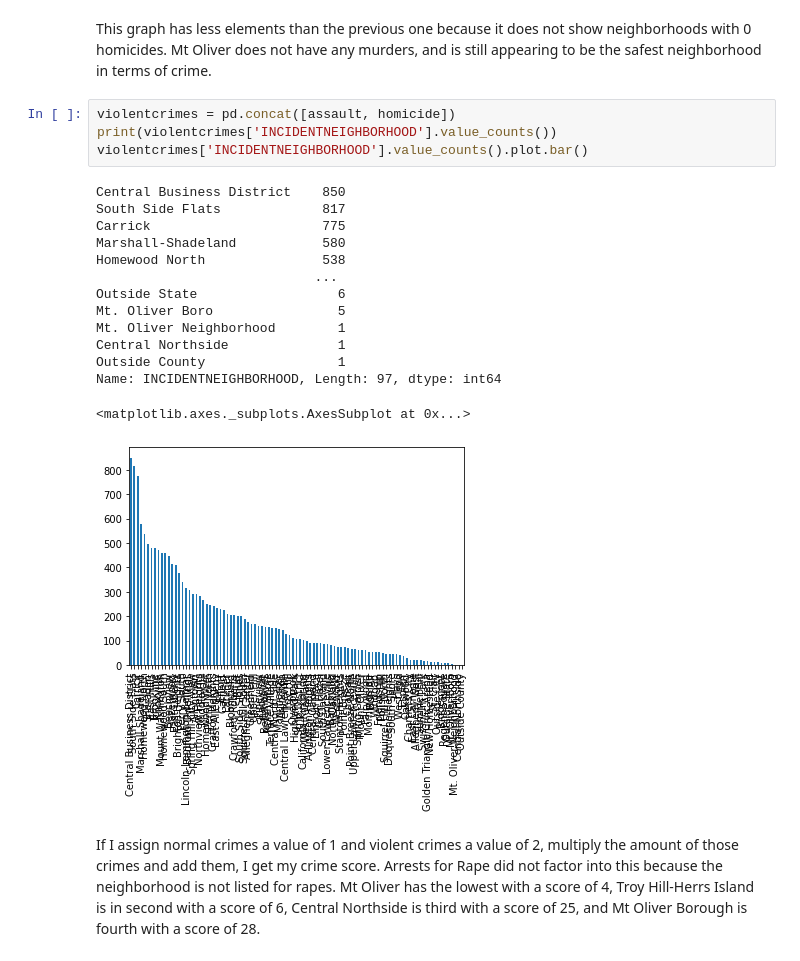
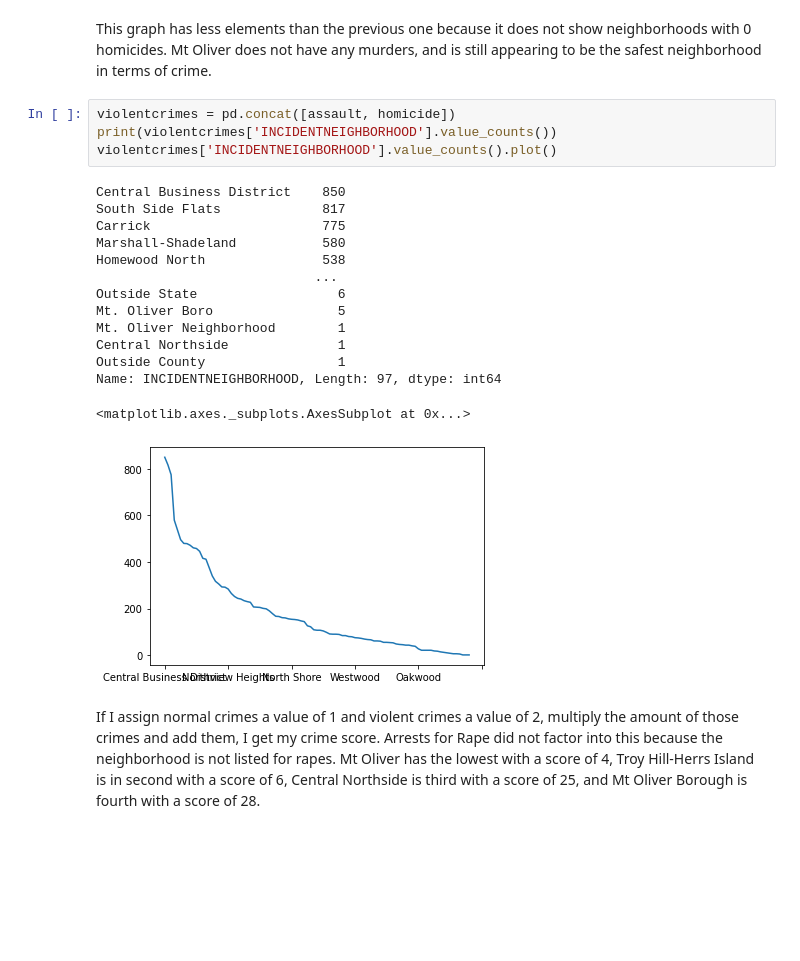
Before and after one commit to pww56/Group-23-Final-Project, a Jupyter notebook: SafestNeighborhood.ipynb, the cells around one changed output. Cells and saved outputs as stored; diff of their text form; blank space fills up the shorter version.

```diff
--- a/SafestNeighborhood.ipynb
+++ b/SafestNeighborhood.ipynb
@@ -84,22 +84,22 @@ This graph has less elements than the previous one because it does not show neig
 # %%
 violentcrimes = pd.concat([assault, homicide])
 print(violentcrimes['INCIDENTNEIGHBORHOOD'].value_counts())
-violentcrimes['INCIDENTNEIGHBORHOOD'].value_counts().plot.bar()
+violentcrimes['INCIDENTNEIGHBORHOOD'].value_counts().plot()
 # %% [output]
 Central Business District    850
 South Side Flats             817
 Carrick                      775
 Marshall-Shadeland           580
 Homewood North               538
                             ...
 Outside State                  6
 Mt. Oliver Boro                5
 Mt. Oliver Neighborhood        1
 Central Northside              1
 Outside County                 1
 Name: INCIDENTNEIGHBORHOOD, Length: 97, dtype: int64
 <matplotlib.axes._subplots.AxesSubplot at 0x...>
-[figure, old version]
+[figure, new version]
 # %% [markdown]
 If I assign normal crimes a value of 1 and violent crimes a value of 2, multiply the amount of those crimes and add them, I get my crime score.  Arrests for Rape did not factor into this because the neighborhood is not listed for rapes.  Mt Oliver has the lowest with a score of 4, Troy Hill-Herrs Island is in second with a score of 6, Central Northside is third with a score of 25, and Mt Oliver Borough is fourth with a score of 28.
 # %% [markdown]
```
Also changed, not shown: parts of 4 cells of this notebook.
